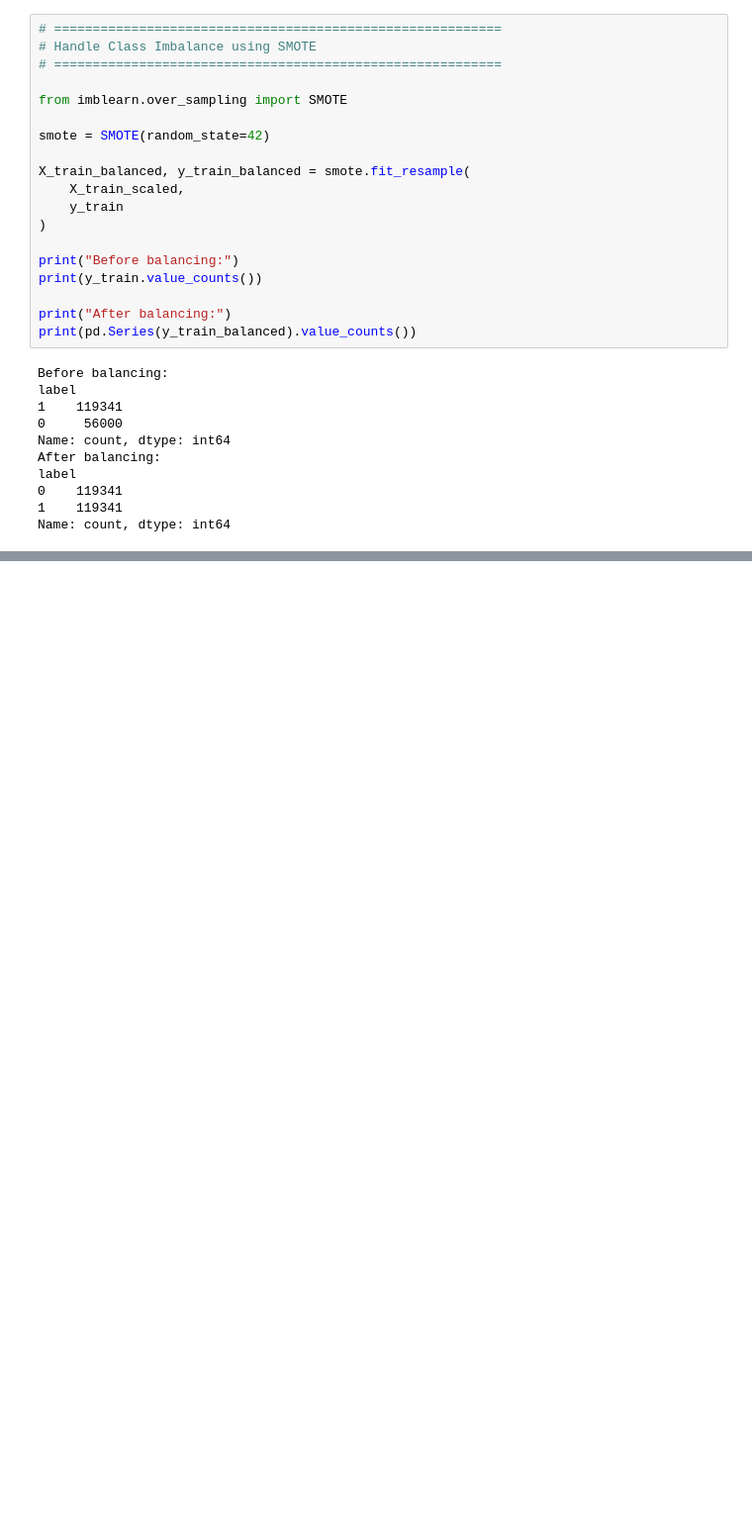
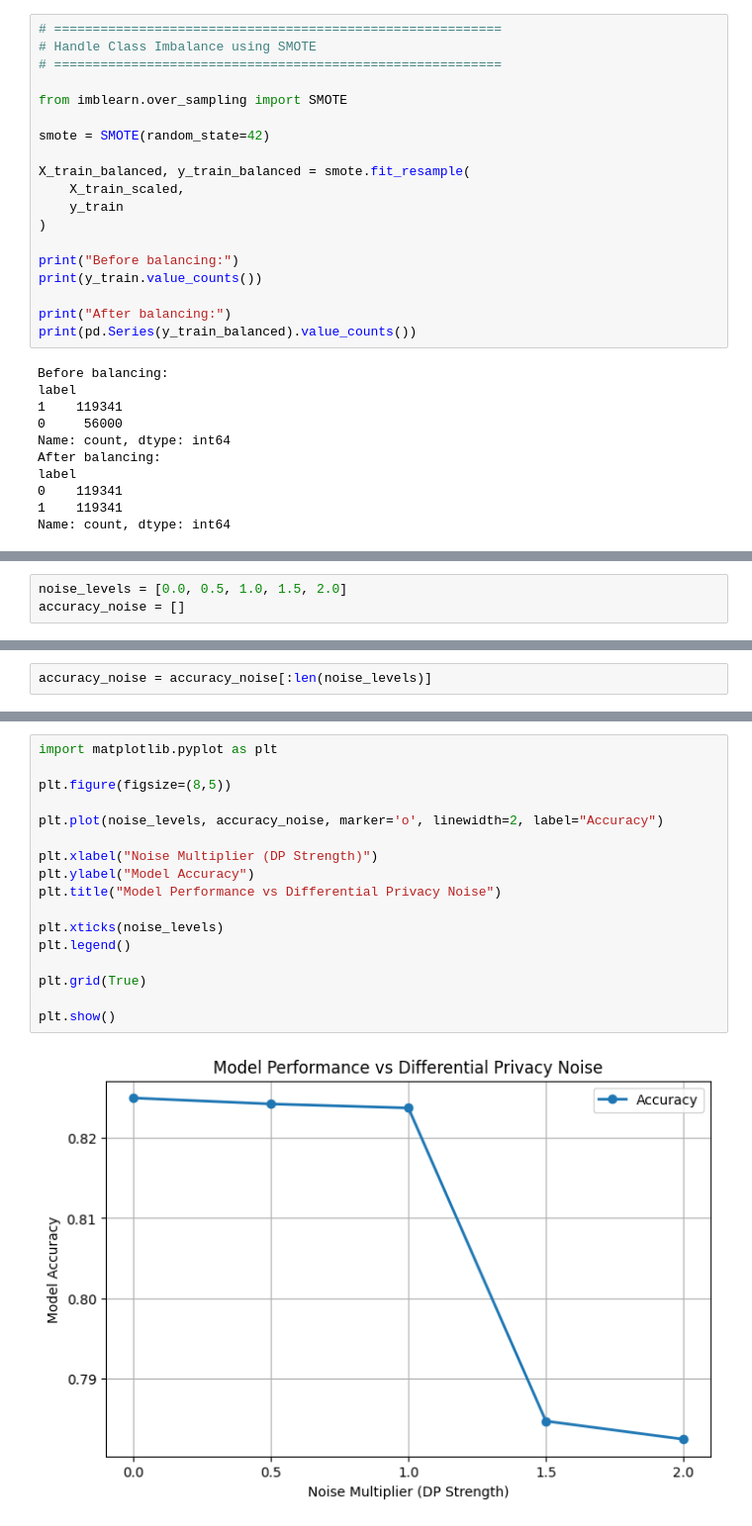
Before and after one commit to SanjnaGujral5/fl_based_intrusion_detection_system, a Jupyter notebook: FL_IDS.ipynb, the cells around one changed output, grey strips where cells are left out. Shown at 99% size. Drawn from its saved outputs; the diff is of its cells as text; blank space fills up the shorter version.

```diff
--- a/FL_IDS.ipynb
+++ b/FL_IDS.ipynb
@@ -448,0 +810,3 @@ Training client_2
+# %%
+noise_levels = [0.0, 0.5, 1.0, 1.5, 2.0]
+accuracy_noise = []
@@ -448,0 +883,2 @@ Training client_2
+# %%
+accuracy_noise = accuracy_noise[:len(noise_levels)]
@@ -449,3 +893,22 @@ Training client_2
+# %%
+import matplotlib.pyplot as plt
+
+plt.figure(figsize=(8,5))
+
+plt.plot(noise_levels, accuracy_noise, marker='o', linewidth=2, label="Accuracy")
+
+plt.xlabel("Noise Multiplier (DP Strength)")
+plt.ylabel("Model Accuracy")
+plt.title("Model Performance vs Differential Privacy Noise")
+
+plt.xticks(noise_levels)
+plt.legend()
+
+plt.grid(True)
+
+plt.show()
+# %% [output]
+[figure, added]
 # %%
 # ==========================================================
 # STEP 8: TEST GLOBAL FEDERATED MODEL
```
Also changed, not shown: parts of 26 cells of this notebook.
